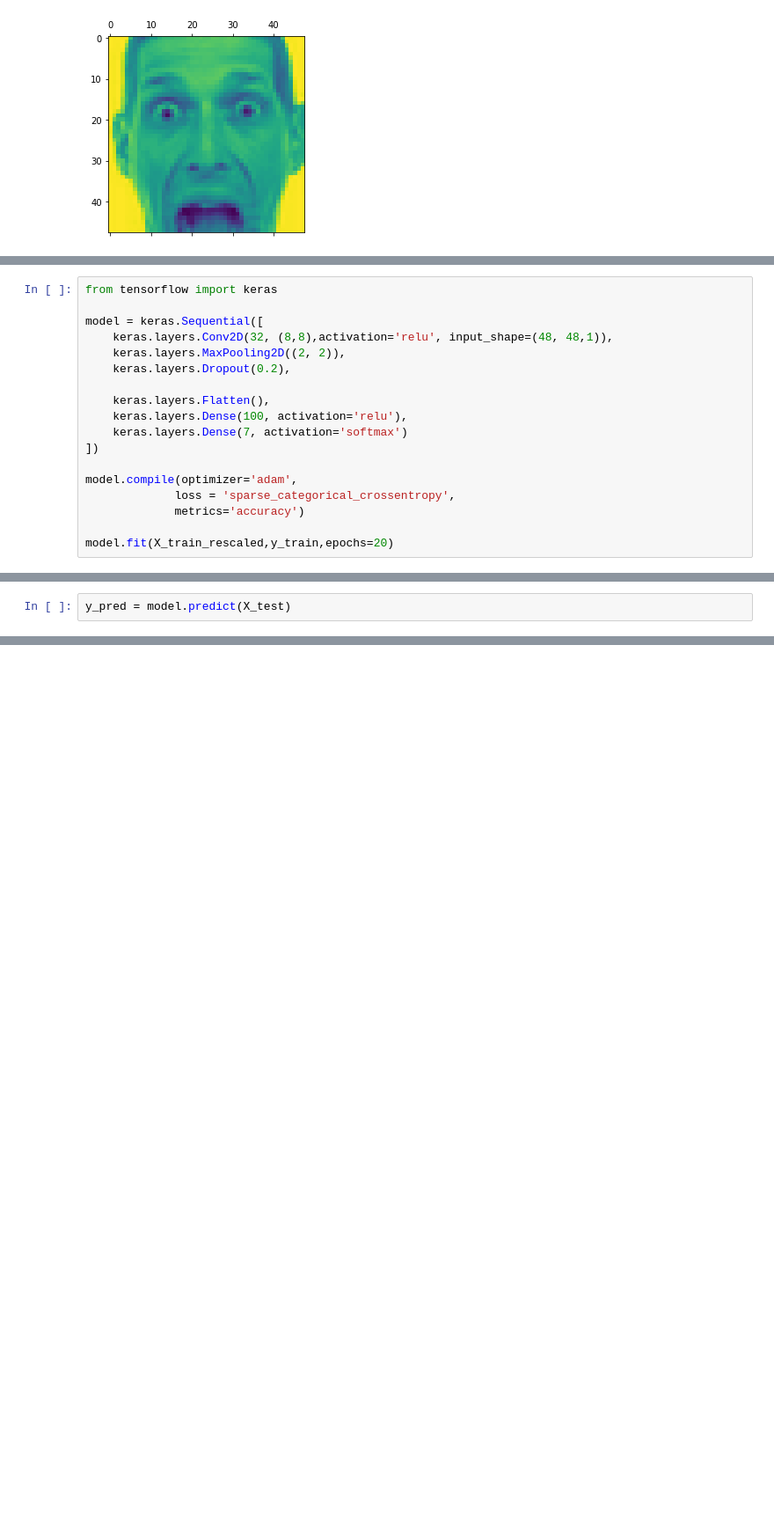
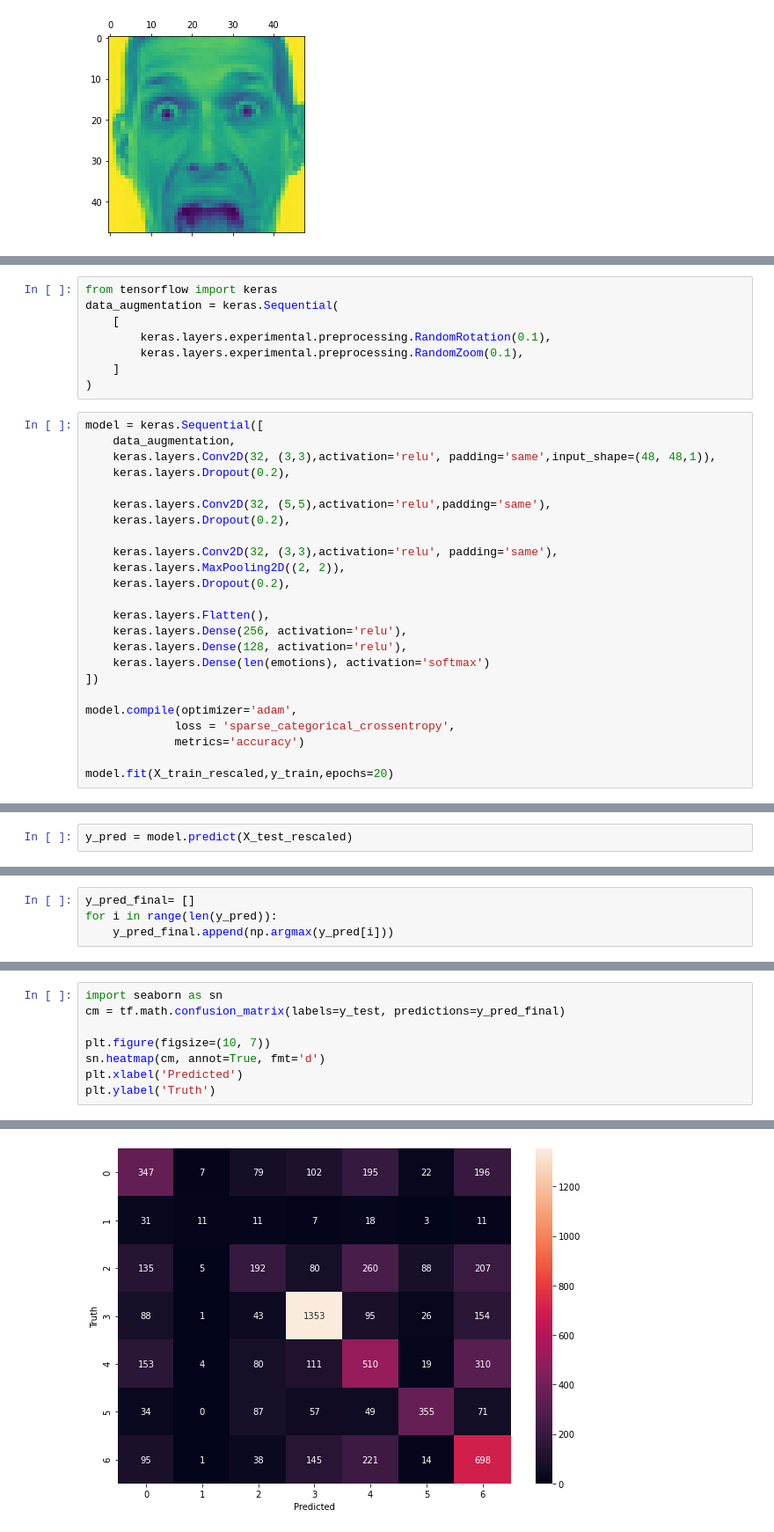
Before and after one commit to CEMK-SKR/Face_Emotion_Detector, a Jupyter notebook: Facial_Emotion_Detector.ipynb, the cells around one changed output, grey strips where cells are left out. Shown at 88% size. Drawn from its saved outputs; the diff is of its cells as text; blank space fills up the shorter version.

```diff
--- a/Facial_Emotion_Detector.ipynb
+++ b/Facial_Emotion_Detector.ipynb
@@ -144,14 +169,28 @@ X_train_rescaled = X_train/255
+# %%
+from tensorflow import keras
+data_augmentation = keras.Sequential(
+    [
+        keras.layers.experimental.preprocessing.RandomRotation(0.1),
+        keras.layers.experimental.preprocessing.RandomZoom(0.1),
+    ]
+)
 # %%
-from tensorflow import keras
+model = keras.Sequential([
+    data_augmentation,
+    keras.layers.Conv2D(32, (3,3),activation='relu', padding='same',input_shape=(48, 48,1)),
+    keras.layers.Dropout(0.2),
 
-model = keras.Sequential([
-    keras.layers.Conv2D(32, (8,8),activation='relu', input_shape=(48, 48,1)),
+    keras.layers.Conv2D(32, (5,5),activation='relu',padding='same'),
+    keras.layers.Dropout(0.2),
+
+    keras.layers.Conv2D(32, (3,3),activation='relu', padding='same'),
     keras.layers.MaxPooling2D((2, 2)),
     keras.layers.Dropout(0.2),
 
     keras.layers.Flatten(),
-    keras.layers.Dense(100, activation='relu'),
-    keras.layers.Dense(7, activation='softmax')
+    keras.layers.Dense(256, activation='relu'),
+    keras.layers.Dense(128, activation='relu'),
+    keras.layers.Dense(len(emotions), activation='softmax')
 ])
 
 model.compile(optimizer='adam',
@@ -180,5 +219,5 @@ Epoch 20/20
 <tensorflow.python.keras.callbacks.History at 0x...>
 # %%
-y_pred = model.predict(X_test)
+y_pred = model.predict(X_test_rescaled)
 # %%
 from sklearn.metrics import classification_report
@@ -210 +250,5 @@ plt.matshow(X_test[6])
+# %%
+y_pred_final= []
+for i in range(len(y_pred)):
+    y_pred_final.append(np.argmax(y_pred[i]))
 # %%
@@ -213,0 +274,9 @@ emotions[np.argmax(y_pred[6])]
+# %%
+import seaborn as sn
+cm = tf.math.confusion_matrix(labels=y_test, predictions=y_pred_final)
+
+plt.figure(figsize=(10, 7))
+sn.heatmap(cm, annot=True, fmt='d')
+plt.xlabel('Predicted')
+plt.ylabel('Truth')
+# %% [output]
@@ -213,0 +284 @@ emotions[np.argmax(y_pred[6])]
+[figure, added]
```
Also changed, not shown: parts of 15 cells of this notebook.
